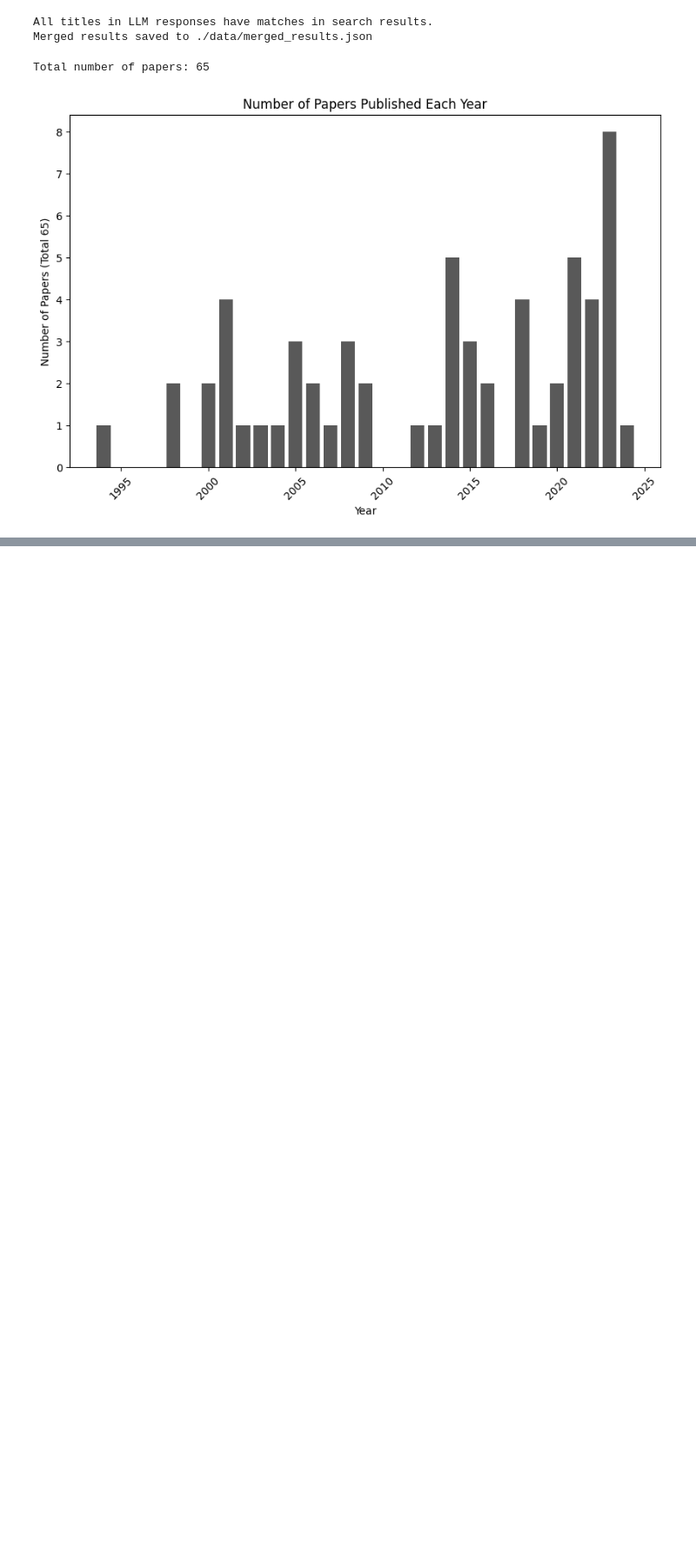
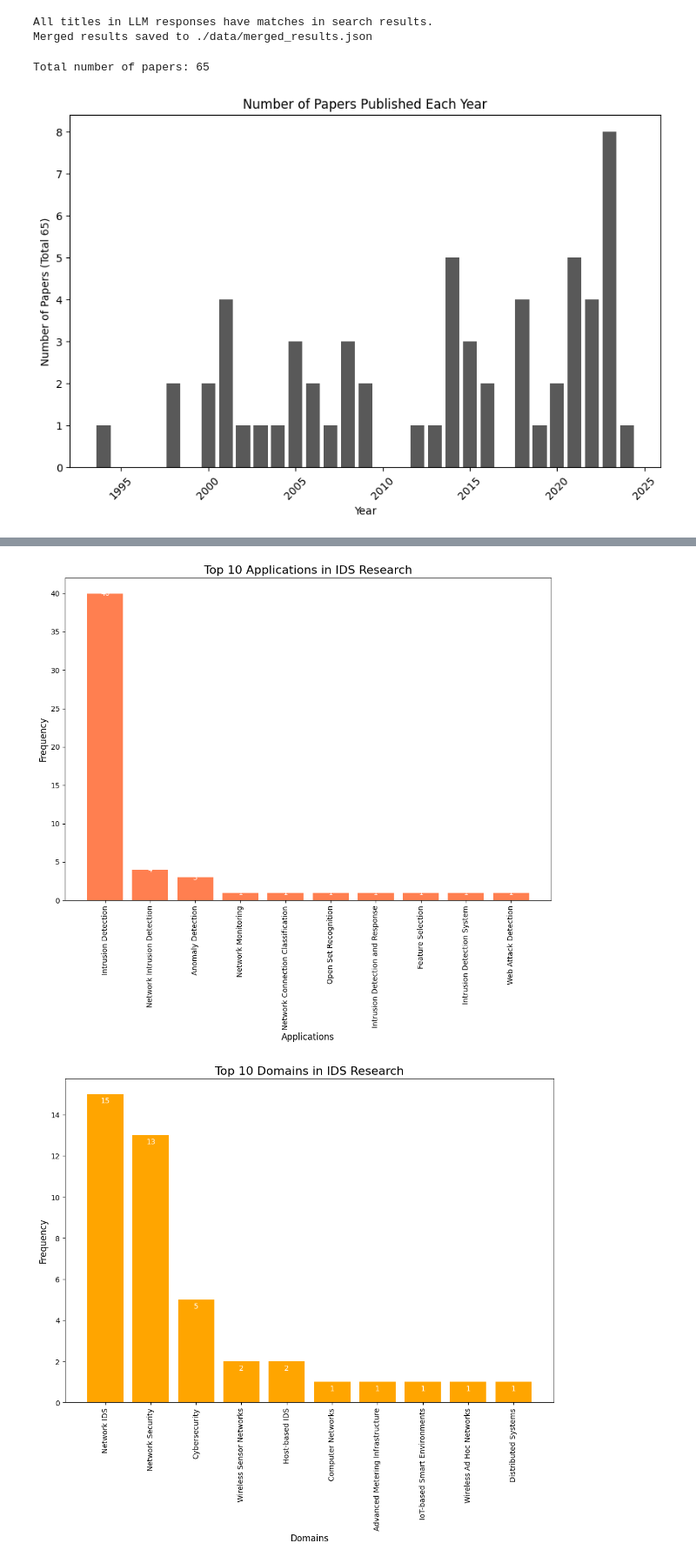
Before and after one commit to satilog/3wd-paper-search-tool, a Jupyter notebook: Analysis.ipynb, the cells around one changed output, grey strips where cells are left out. Shown at 87% size. Saved outputs shown, nothing was run; the diff lists cells and outputs as text; code cells hidden in the pictures; blank space fills up the shorter version.

```diff
--- a/Analysis.ipynb
+++ b/Analysis.ipynb
@@ -275,0 +450,58 @@ plt.show()
+# %%
+from collections import Counter
+import matplotlib.pyplot as plt
+
+# Extract applications and domains
+applications = [
+    app['application_name']
+    for paper in data
+    for app in (paper.get('applications') or [])
+    if isinstance(app, dict) and app.get('application_name')
+]
+domains = [
+    app['domain']
+    for paper in data
+    for app in (paper.get('applications') or [])
+    if isinstance(app, dict) and app.get('domain')
+]
+
+# Count and find the most common applications and domains
+app_counts = Counter(applications).most_common(10)
+domain_counts = Counter(domains).most_common(10)
+
+# Plotting applications
+plt.figure(figsize=(12, 8))
+bars = plt.bar([a[0] for a in app_counts], [a[1] for a in app_counts], color='coral')
+plt.title('Top 10 Applications in IDS Research', fontsize=16)
+plt.xlabel('Applications', fontsize=12)
+plt.ylabel('Frequency', fontsize=12)
+plt.xticks(rotation=90, fontsize=10)
+
+# Adding proportional text labels inside the bars
+for bar in bars:
+    plt.text(
+        bar.get_x() + bar.get_width() / 2, bar.get_height() - 0.5,
+        bar.get_height(),
+        ha='center', va='bottom', fontsize=10, color='white'
+    )
+plt.show()
+
+# Plotting domains
+plt.figure(figsize=(12, 8))
+bars = plt.bar([d[0] for d in domain_counts], [d[1] for d in domain_counts], color='orange')
+plt.title('Top 10 Domains in IDS Research', fontsize=16)
+plt.xlabel('Domains', fontsize=12)
+plt.ylabel('Frequency', fontsize=12)
+plt.xticks(rotation=90, fontsize=10)
+
+# Adding proportional text labels inside the bars
+for bar in bars:
+    plt.text(
+        bar.get_x() + bar.get_width() / 2, bar.get_height() - 0.5,
+        bar.get_height(),
+        ha='center', va='bottom', fontsize=10, color='white'
+    )
+plt.show()
+# %% [output]
+[figure, added]
+[figure, added]
```
Also changed, not shown: parts of 14 cells of this notebook, 2 other files.
